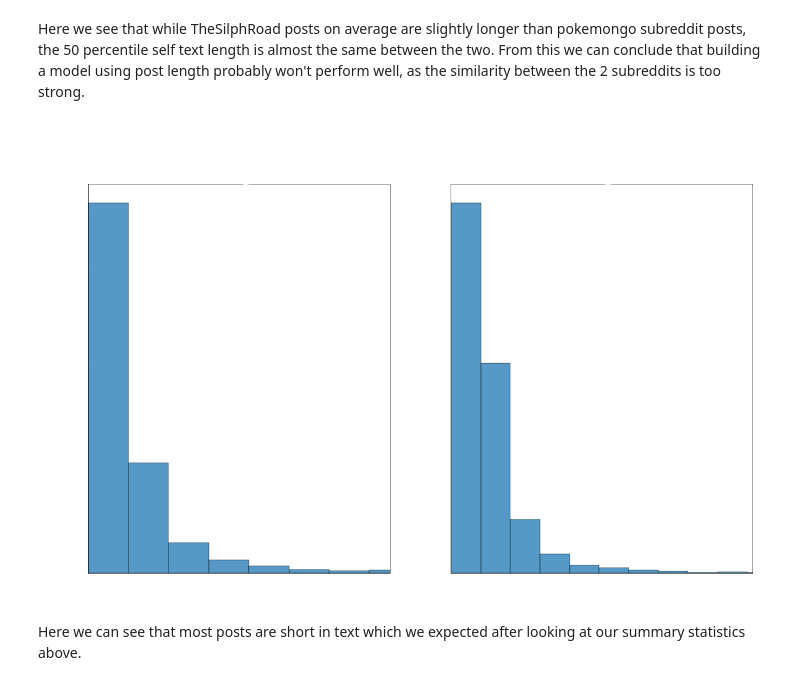
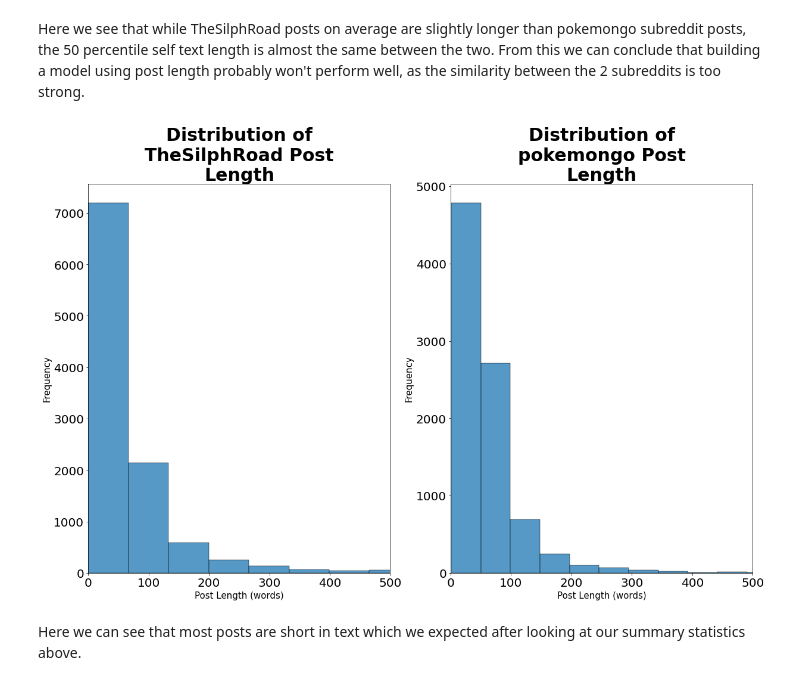
Before and after one commit to jesseptao/silph-v-pogo, a Jupyter notebook: code/02_Data_Cleaning_and_EDA.ipynb, the cells around one changed output. Saved outputs shown, nothing was run; the diff lists cells and outputs as text; code cells hidden in the pictures.

```diff
--- a/code/02_Data_Cleaning_and_EDA.ipynb
+++ b/code/02_Data_Cleaning_and_EDA.ipynb
@@ -119,20 +119,20 @@ pogo_df['title'] = pogo_df['title'].apply(remove_emoticons)
 # %%
 # plot the distribution of word length for self-text between the two subreddits
 fig, ax = plt.subplots(1,2, figsize = (20, 12))
 for axes in ax:
-    axes.set_xlabel('Post Length (words)', fontsize = 15, color = 'white')
-    axes.set_ylabel('Frequency', fontsize = 15, color = 'white')
-    axes.yaxis.set_tick_params(labelsize = 20, colors = 'white')
-    axes.xaxis.set_tick_params(labelsize = 20, colors = 'white')
+    axes.set_xlabel('Post Length (words)', fontsize = 15)
+    axes.set_ylabel('Frequency', fontsize = 15)
+    axes.yaxis.set_tick_params(labelsize = 20)
+    axes.xaxis.set_tick_params(labelsize = 20)
 sns.histplot(silph_df['selftext_word_length'], bins = 100, ax = ax[0])
 ax[0].set_xlim(0, 500)
-ax[0].set_title(textwrap.fill('Distribution of TheSilphRoad Post Length', 20), fontsize = 30, fontweight = 'bold', color = 'white')
+ax[0].set_title(textwrap.fill('Distribution of TheSilphRoad Post Length', 20), fontsize = 30, fontweight = 'bold')
 sns.histplot(pogo_df['selftext_word_length'], bins = 100, ax = ax[1])
 ax[1].set_xlim(0, 500)
-ax[1].set_title(textwrap.fill('Distribution of pokemongo Post Length', 20), fontsize = 30, fontweight = 'bold', color = 'white')
+ax[1].set_title(textwrap.fill('Distribution of pokemongo Post Length', 20), fontsize = 30, fontweight = 'bold')
 plt.savefig('../images/post_length_distribution');
 # %% [output]
-[figure, old version]
+[figure, new version]
 # %% [markdown]
 Here we can see that most posts are short in text which we expected after looking at our summary statistics above.
 # %%
```
Also changed, not shown: parts of 2 cells of this notebook, 6 other files.
